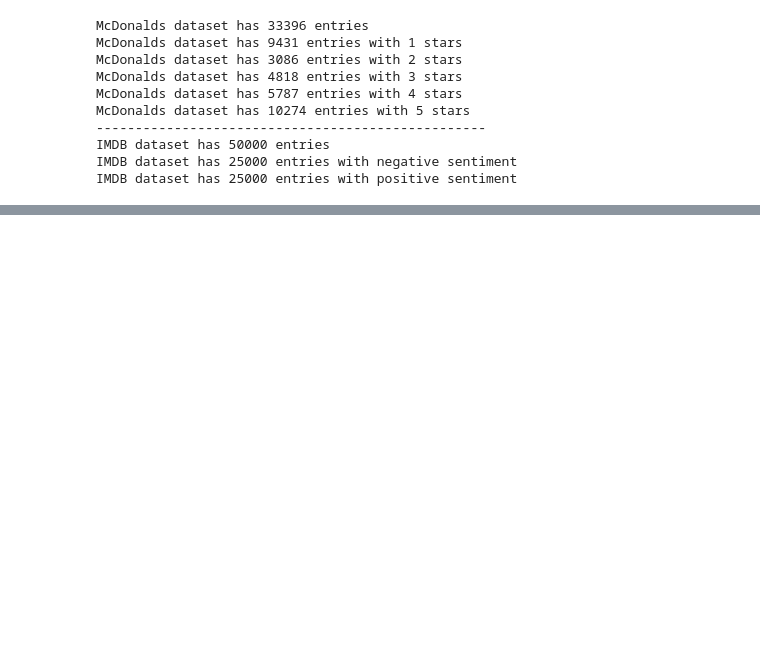
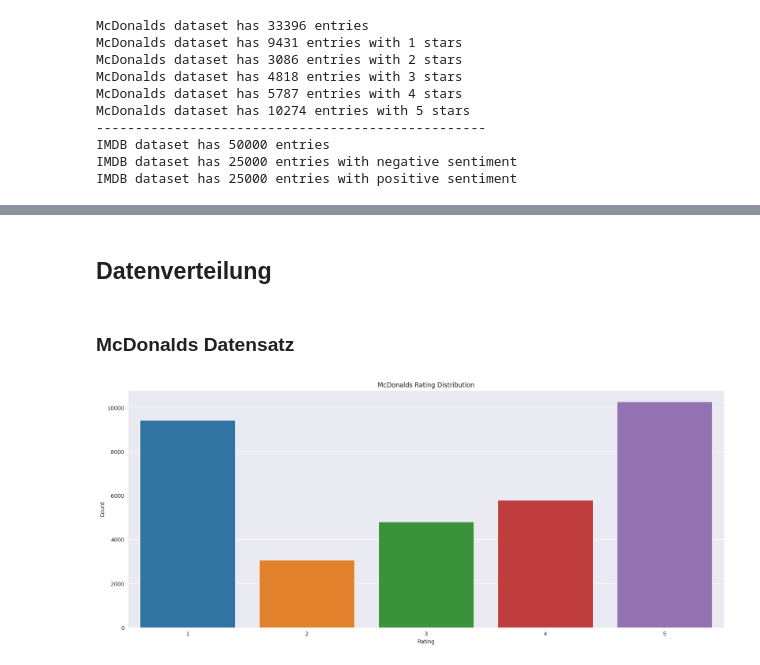
Before and after one commit to MaltePetersen/Sentiment-Analyse, a Jupyter notebook: 1.exploratory_data_analysis.ipynb, the cells around one changed output, grey strips where cells are left out. Cells and saved outputs as stored; diff of their text form; code cells hidden in the pictures; blank space fills up the shorter version.

```diff
--- a/1.exploratory_data_analysis.ipynb
+++ b/1.exploratory_data_analysis.ipynb
@@ -11,21 +11,16 @@ import matplotlib.pyplot as plt
 from plotly.offline import init_notebook_mode
 import seaborn as sns
 import nltk
-from nltk.corpus import stopwords
-from nltk.tokenize import word_tokenize, sent_tokenize
-from sklearn.feature_extraction.text import CountVectorizer
 
-import re
 import os
-from collections import Counter
-from utils.text_utils import clean_text
+from utils.text_utils import clean_text, get_most_common_words, get_most_common_ngrams
+from utils.plot_utils import plot_ngrams_counts, plot_words_counts
 
 nltk.download('punkt')
 nltk.download('stopwords')
 init_notebook_mode(connected=True)
 sns.set_style("darkgrid")
 plt.rcParams['figure.figsize'] = [20, 8]
-plt.rcParams['font.size'] = 18
 # %% [output]
 [nltk_data] Downloading package punkt to /home/x/nltk_data...
 [nltk_data]   Package punkt is already up-to-date!
@@ -223,7 +189,0 @@ plt.show()
-# %%
-df_mcd['char_count'] = df_mcd['text'].apply(len)
-df_mcd['word_count'] = df_mcd['text'].apply(lambda x: len(word_tokenize(x)))
-df_mcd['mean_word_length'] = df_mcd['text'].apply(lambda x: np.mean([len(word) for word in word_tokenize(x)]))
-df_mcd['sent_count'] = df_mcd['text'].apply(lambda x: len(sent_tokenize(x)))
-df_mcd['mean_sent_length'] = df_mcd['word_count'] / df_mcd['sent_count']
-df_mcd.head()
@@ -391,0 +268,13 @@ Da die Labels des McDonalds Datensatzes 'multiclass' sind, muss zunaechst eine E
+# %% [markdown]
+## Datenverteilung
+# %% [markdown]
+### McDonalds Datensatz
+# %%
+# McDonalds Rating Distribution
+sns.countplot(x='sentiment', data=df_mcd)
+plt.title('McDonalds Rating Distribution')
+plt.xlabel('Rating')
+plt.ylabel('Count')
+plt.show()
+# %% [output]
+[figure, added]
```
Also changed, not shown: parts of 95 cells of this notebook, 4 other files.
